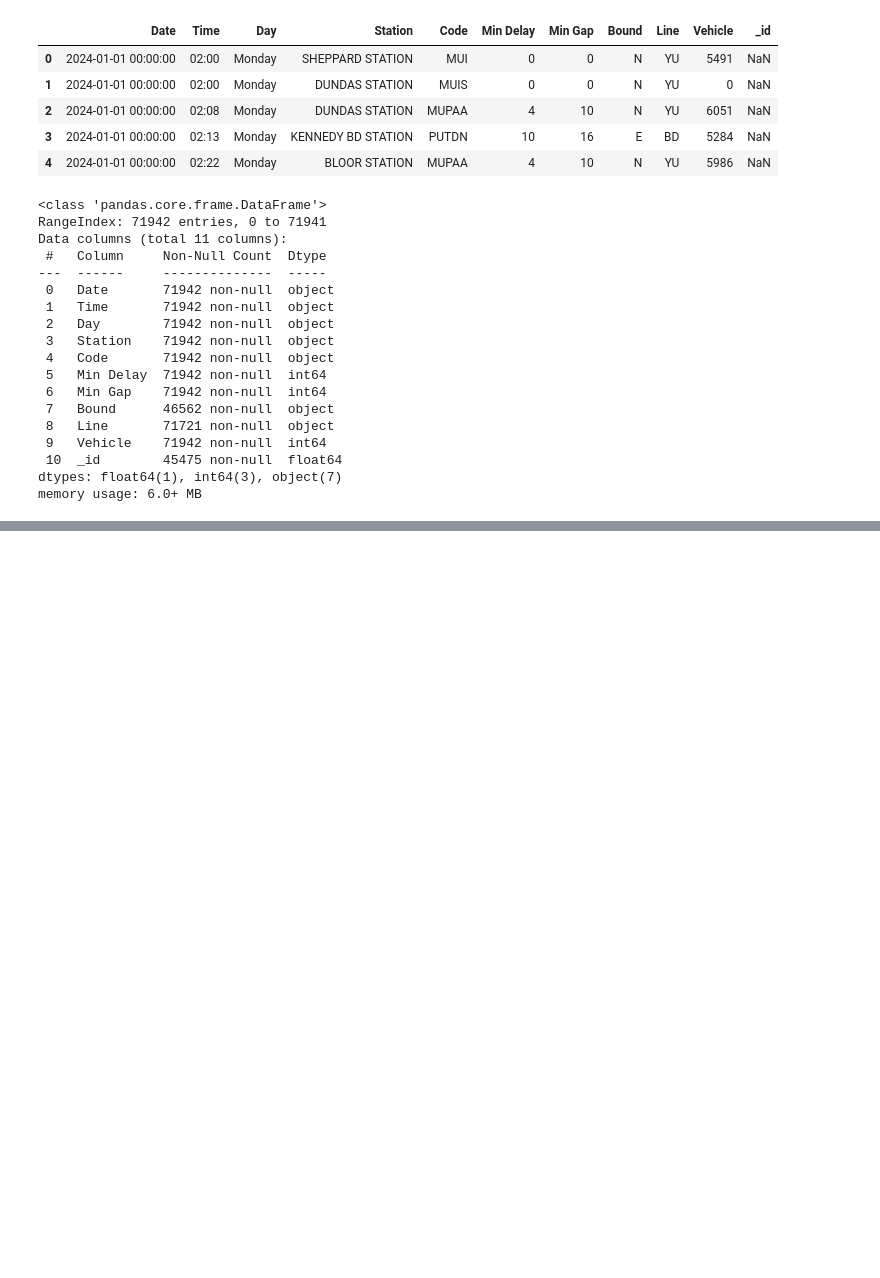
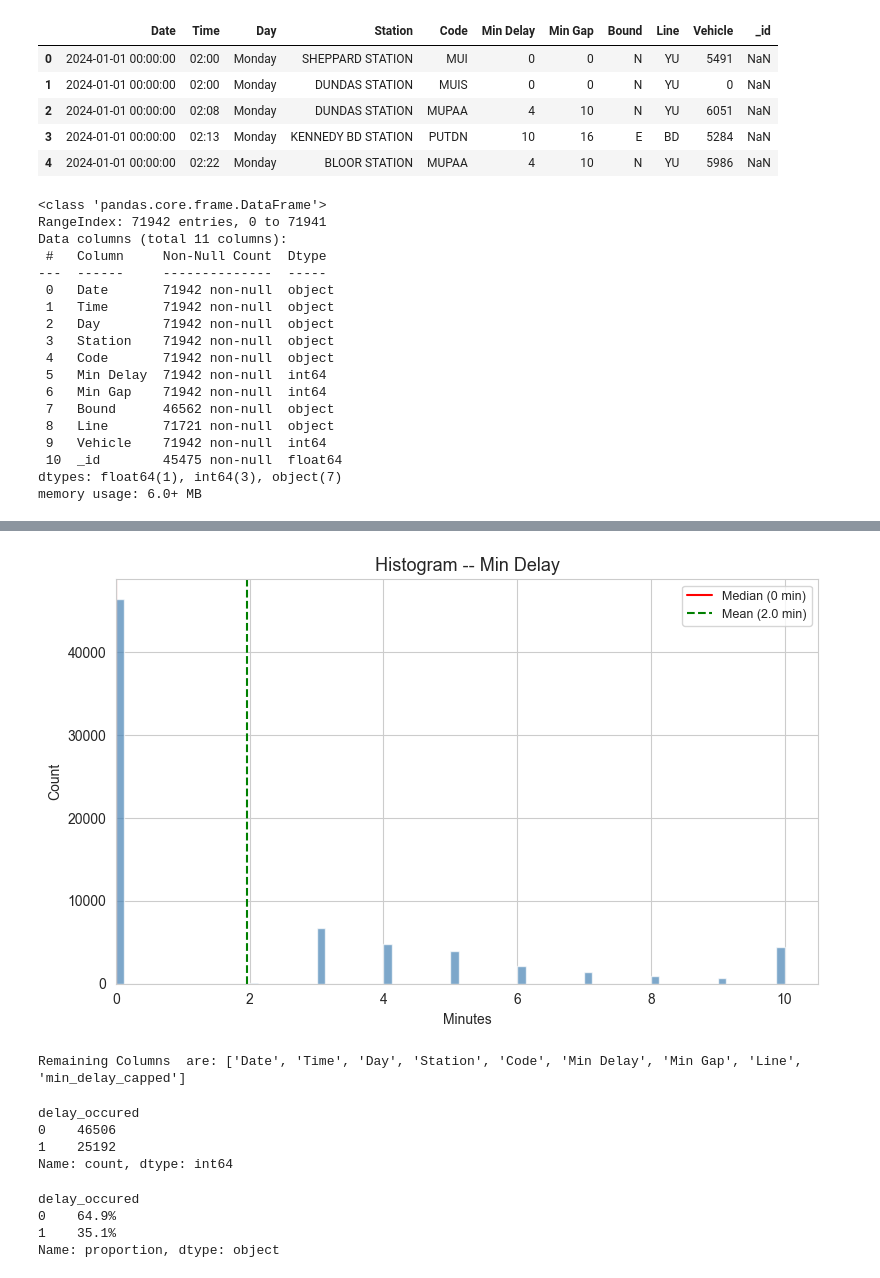
Before and after one commit to yusef-mcc/ttc-project, a Jupyter notebook: ttc-eda.ipynb, the cells around one changed output, grey strips where cells are left out. Drawn from its saved outputs; the diff is of its cells as text; code cells hidden in the pictures; blank space fills up the shorter version.

```diff
--- a/ttc-eda.ipynb
+++ b/ttc-eda.ipynb
@@ -50,0 +163,22 @@ memory usage: 6.0+ MB
+# %%
+# Histogram -- Min Delay
+plt.figure(figsize=(8, 5))
+plt.hist(df['min_delay_capped'], bins=80, color='steelblue', alpha=0.7, edgecolor='white')
+plt.axvline(df['min_delay_capped'].median(), color='red', linestyle='-', linewidth=1.5,
+            label=f'Median ({df["min_delay_capped"].median():.0f} min)')
+plt.axvline(df['min_delay_capped'].mean(), color='green', linestyle='--', linewidth=1.5,
+            label=f'Mean ({df["min_delay_capped"].mean():.1f} min)')
+plt.title('Histogram -- Min Delay', fontsize=13)
+plt.xlabel('Minutes')
+plt.ylabel('Count')
+plt.legend(fontsize=9)
+plt.xlim(left=0)
+plt.tight_layout()
+plt.show()
+# %% [output]
+[figure, added]
+# %%
+df = df.drop(columns=['_id', 'Vehicle', 'Bound'])
+print(f"Remaining Columns  are: {df.columns.tolist()}")
+# %% [output]
+Remaining Columns  are: ['Date', 'Time', 'Day', 'Station', 'Code', 'Min Delay', 'Min Gap', 'Line', 'min_delay_capped']
@@ -50,0 +187,14 @@ memory usage: 6.0+ MB
+# %%
+print(df['delay_occured'].value_counts())
+# %% [output]
+delay_occured
+0    46506
+1    25192
+Name: count, dtype: int64
+# %%
+print(df['delay_occured'].value_counts(normalize=True).mul(100).round(1).astype(str)+'%')
+# %% [output]
+delay_occured
+0    64.9%
+1    35.1%
+Name: proportion, dtype: object
```
Also changed, not shown: parts of 16 cells of this notebook.
